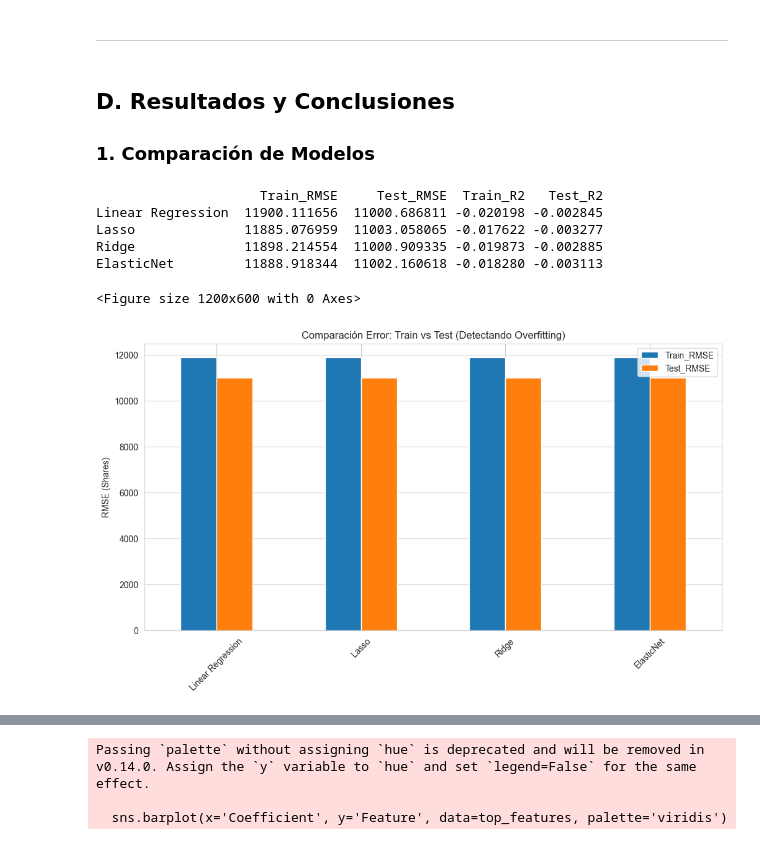
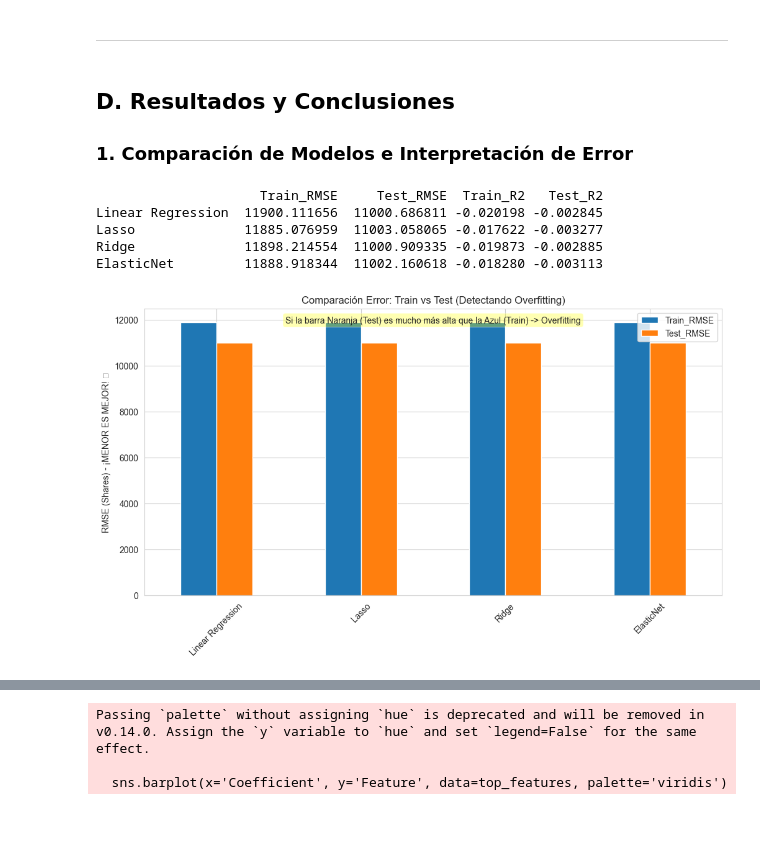
Before and after one commit to valnix140405/Heart-and-Lung-Sounds---Regression-Modeling, a Jupyter notebook: OnlineNewsPopularity/Proyecto_Integrador_News.ipynb, the cells around one changed output, grey strips where cells are left out. Saved outputs shown, nothing was run; the diff lists cells and outputs as text; code cells hidden in the pictures.

```diff
--- a/OnlineNewsPopularity/Proyecto_Integrador_News.ipynb
+++ b/OnlineNewsPopularity/Proyecto_Integrador_News.ipynb
@@ -273,24 +301,30 @@ Test  -> RMSE: 11002.16, R2: -0.0031
 # %% [markdown]
 ## D. Resultados y Conclusiones
 
-### 1. Comparación de Modelos
+### 1. Comparación de Modelos e Interpretación de Error
 # %%
 results_df = pd.DataFrame(results).T
 print(results_df[['Train_RMSE', 'Test_RMSE', 'Train_R2', 'Test_R2']])
 
 # Visualización: Train vs Test RMSE
-plt.figure(figsize=(12, 6))
-results_df[['Train_RMSE', 'Test_RMSE']].plot(kind='bar', figsize=(12, 6))
+# NOTA: Para RMSE, MENOR es MEJOR.
+
+ax = results_df[['Train_RMSE', 'Test_RMSE']].plot(kind='bar', figsize=(12, 6))
 plt.title('Comparación Error: Train vs Test (Detectando Overfitting)')
-plt.ylabel('RMSE (Shares)')
+plt.ylabel('RMSE (Shares) - ¡MENOR ES MEJOR! ⬇')
 plt.xticks(rotation=45)
 plt.legend(loc='upper right')
+
+# Añadir anotación explicativa
+plt.annotate('Si la barra Naranja (Test) es mucho más alta que la Azul (Train) -> Overfitting',
+             xy=(0.5, 0.95), xycoords='axes fraction', ha='center', fontsize=10,
+             bbox=dict(boxstyle="round,pad=0.3", fc="yellow", alpha=0.3))
+
 plt.show()
 # %% [output]
                      Train_RMSE     Test_RMSE  Train_R2   Test_R2
 Linear Regression  11900.111656  11000.686811 -0.020198 -0.002845
 Lasso              11885.076959  11003.058065 -0.017622 -0.003277
 Ridge              11898.214554  11000.909335 -0.019873 -0.002885
 ElasticNet         11888.918344  11002.160618 -0.018280 -0.003113
-<Figure size 1200x600 with 0 Axes>
-[figure, old version]
+[figure, new version]
```
Also changed, not shown: parts of 8 cells of this notebook, 1 other file.
